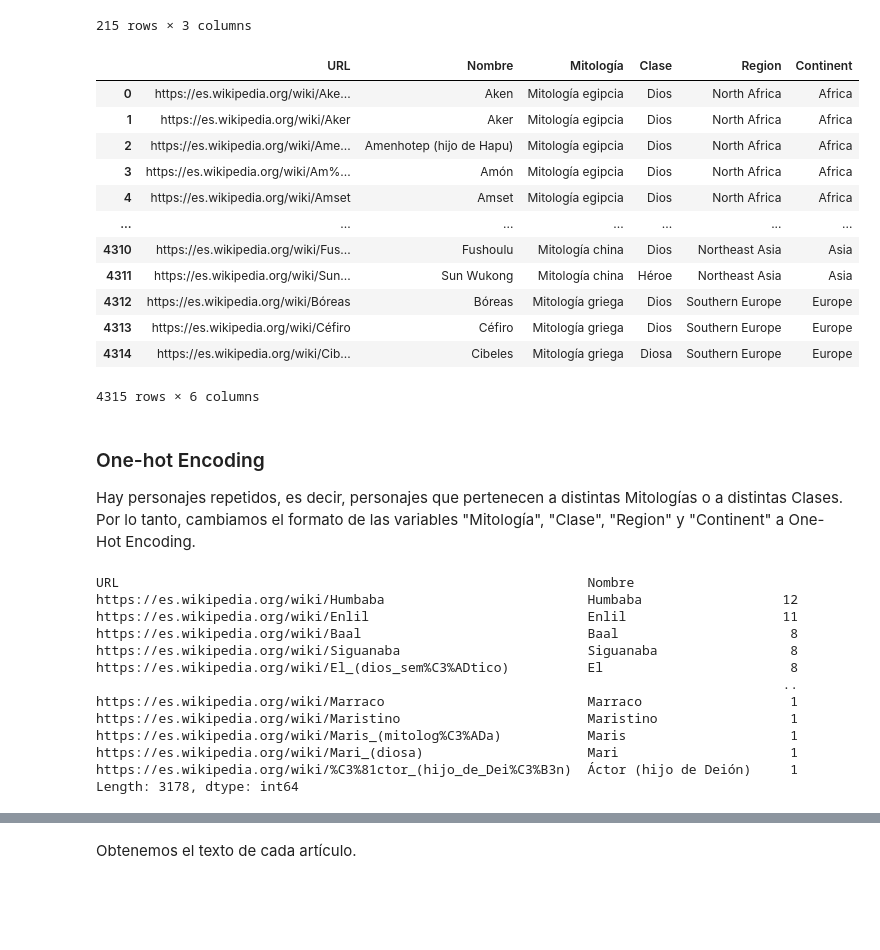
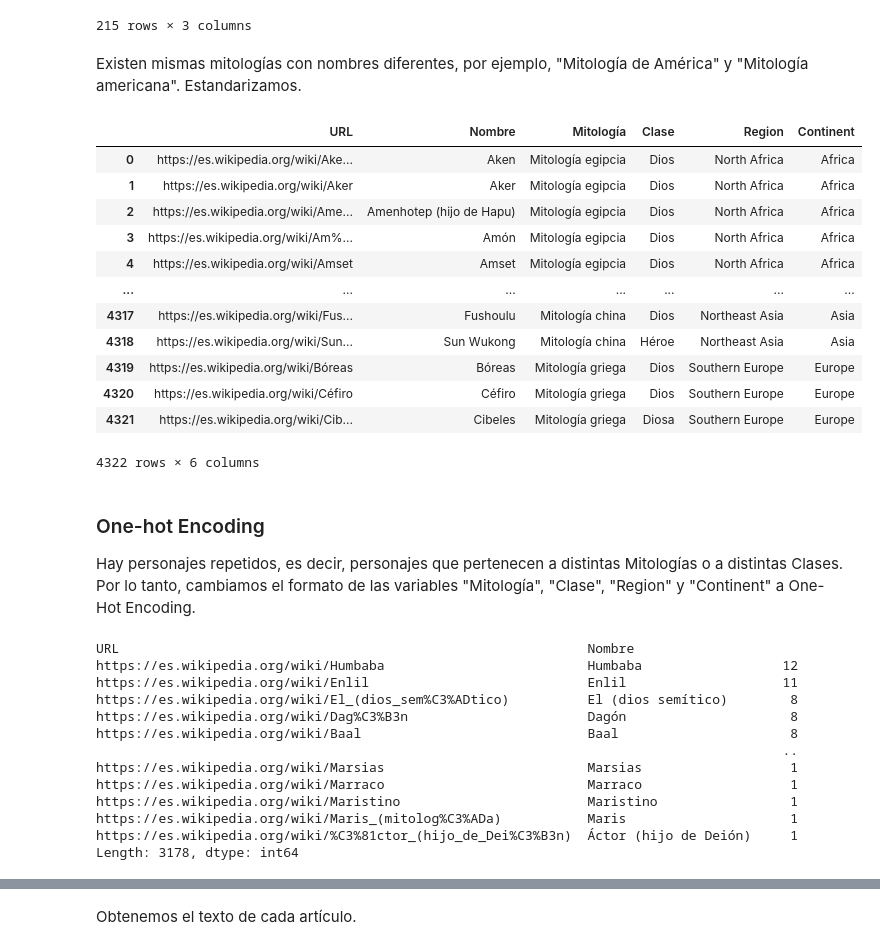
Before and after one commit to sergifornes/analisis-mitico, a Jupyter notebook: scrapeo/scrapeo-wikipedia.ipynb, the cells around one changed output, grey strips where cells are left out. Drawn from its saved outputs; the diff is of its cells as text; code cells hidden in the pictures; blank space fills up the shorter version.

```diff
--- a/scrapeo/scrapeo-wikipedia.ipynb
+++ b/scrapeo/scrapeo-wikipedia.ipynb
@@ -774,7 +776,7 @@ def clean_name(nombre):
     elif nombre.find("Mitología") != -1:
         pos = nombre.find("(")
         return nombre[:pos].strip()
-    elif nombre.find("(dios") != -1:
+    elif nombre.find("(dios)") != -1:
         pos = nombre.find("(")
         return nombre[:pos].strip()
     elif nombre.find("deidad") != -1:
@@ -1200,25 +1202,42 @@ mitologias
 | 213 | Mitología ática | Southern Europe | Europe |
 | 214 | Mitología íbera | Western Europe | Europe |
 215 rows × 3 columns
-# %%
-personajes["Region"] = [mitologias.loc[mitologias["Mitología"] == mit].iloc[0]["Region"] for mit in personajes["Mitología"]]
-personajes["Continent"] = [mitologias.loc[mitologias["Mitología"] == mit].iloc[0]["Continent"] for mit in personajes["Mitología"]]
-
-personajes
-# %% [output]
-|  | URL | Nombre | Mitología | Clase | Region | Continent |
-| 0 | https://es.wikipedia.org/wiki/Ake... | Aken | Mitología egipcia | Dios | North Africa | Africa |
-| 1 | https://es.wikipedia.org/wiki/Aker | Aker | Mitología egipcia | Dios | North Africa | Africa |
-| 2 | https://es.wikipedia.org/wiki/Ame... | Amenhotep (hijo de Hapu) | Mitología egipcia | Dios | North Africa | Africa |
-| 3 | https://es.wikipedia.org/wiki/Am%... | Amón | Mitología egipcia | Dios | North Africa | Africa |
-| 4 | https://es.wikipedia.org/wiki/Amset | Amset | Mitología egipcia | Dios | North Africa | Africa |
-| ... | ... | ... | ... | ... | ... | ... |
-| 4310 | https://es.wikipedia.org/wiki/Fus... | Fushoulu | Mitología china | Dios | Northeast Asia | Asia |
-| 4311 | https://es.wikipedia.org/wiki/Sun... | Sun Wukong | Mitología china | Héroe | Northeast Asia | Asia |
-| 4312 | https://es.wikipedia.org/wiki/Bóreas | Bóreas | Mitología griega | Dios | Southern Europe | Europe |
-| 4313 | https://es.wikipedia.org/wiki/Céfiro | Céfiro | Mitología griega | Dios | Southern Europe | Europe |
-| 4314 | https://es.wikipedia.org/wiki/Cib... | Cibeles | Mitología griega | Diosa | Southern Europe | Europe |
-4315 rows × 6 columns
+# %%
+personajes = personajes.merge(mitologias, on = "Mitología", how = "left")
+# %% [markdown]
+Existen mismas mitologías con nombres diferentes, por ejemplo, "Mitología de América" y "Mitología americana". Estandarizamos.
+# %%
+std_dict = {"Mitología de América" : "Mitología americana",
+            "Mitología de Asia" : "Mitología asiática",
+            "Mitología de Europa" : "Mitología europea",
+            "Mitología de Levante" : "Mitología levantina",
+            "Mitología de África" : "Mitología africana",
+            "Mitología del País Vasco" : "Mitología vasca",
+            "Mitología del hinduismo" : "Mitología hinduista",
+            "Mitología griega de Corinto" : "Mitología griega",
+            "Mitología griega de Tesalia" : "Mitología griega",
+            "Mitología griega de Tracia" : "Mitología griega"}
+
+for i in range(len(personajes)):
+    auxMito = personajes.iloc[i]["Mitología"]
+    if auxMito in list(std_dict.keys()):
+        personajes.iloc[i,2] = std_dict[auxMito]
+
+personajes
+# %% [output]
+|  | URL | Nombre | Mitología | Clase | Region | Continent |
+| 0 | https://es.wikipedia.org/wiki/Ake... | Aken | Mitología egipcia | Dios | North Africa | Africa |
+| 1 | https://es.wikipedia.org/wiki/Aker | Aker | Mitología egipcia | Dios | North Africa | Africa |
+| 2 | https://es.wikipedia.org/wiki/Ame... | Amenhotep (hijo de Hapu) | Mitología egipcia | Dios | North Africa | Africa |
+| 3 | https://es.wikipedia.org/wiki/Am%... | Amón | Mitología egipcia | Dios | North Africa | Africa |
+| 4 | https://es.wikipedia.org/wiki/Amset | Amset | Mitología egipcia | Dios | North Africa | Africa |
+| ... | ... | ... | ... | ... | ... | ... |
+| 4317 | https://es.wikipedia.org/wiki/Fus... | Fushoulu | Mitología china | Dios | Northeast Asia | Asia |
+| 4318 | https://es.wikipedia.org/wiki/Sun... | Sun Wukong | Mitología china | Héroe | Northeast Asia | Asia |
+| 4319 | https://es.wikipedia.org/wiki/Bóreas | Bóreas | Mitología griega | Dios | Southern Europe | Europe |
+| 4320 | https://es.wikipedia.org/wiki/Céfiro | Céfiro | Mitología griega | Dios | Southern Europe | Europe |
+| 4321 | https://es.wikipedia.org/wiki/Cib... | Cibeles | Mitología griega | Diosa | Southern Europe | Europe |
+4322 rows × 6 columns
 # %% [markdown]
 ### One-hot Encoding
 
@@ -1229,14 +1248,14 @@ personajes.groupby(by = ["URL", "Nombre"]).size().sort_values(ascending = False)
 URL                                                            Nombre
 https://es.wikipedia.org/wiki/Humbaba                          Humbaba                  12
 https://es.wikipedia.org/wiki/Enlil                            Enlil                    11
+https://es.wikipedia.org/wiki/El_(dios_sem%C3%ADtico)          El (dios semítico)        8
+https://es.wikipedia.org/wiki/Dag%C3%B3n                       Dagón                     8
 https://es.wikipedia.org/wiki/Baal                             Baal                      8
-https://es.wikipedia.org/wiki/Siguanaba                        Siguanaba                 8
-https://es.wikipedia.org/wiki/El_(dios_sem%C3%ADtico)          El                        8
                                                                                         ..
+https://es.wikipedia.org/wiki/Marsias                          Marsias                   1
 https://es.wikipedia.org/wiki/Marraco                          Marraco                   1
 https://es.wikipedia.org/wiki/Maristino                        Maristino                 1
 https://es.wikipedia.org/wiki/Maris_(mitolog%C3%ADa)           Maris                     1
-https://es.wikipedia.org/wiki/Mari_(diosa)                     Mari                      1
 https://es.wikipedia.org/wiki/%C3%81ctor_(hijo_de_Dei%C3%B3n)  Áctor (hijo de Deión)     1
 Length: 3178, dtype: int64
 # %%
```
Also changed, not shown: parts of 46 cells of this notebook, 21 other files.
